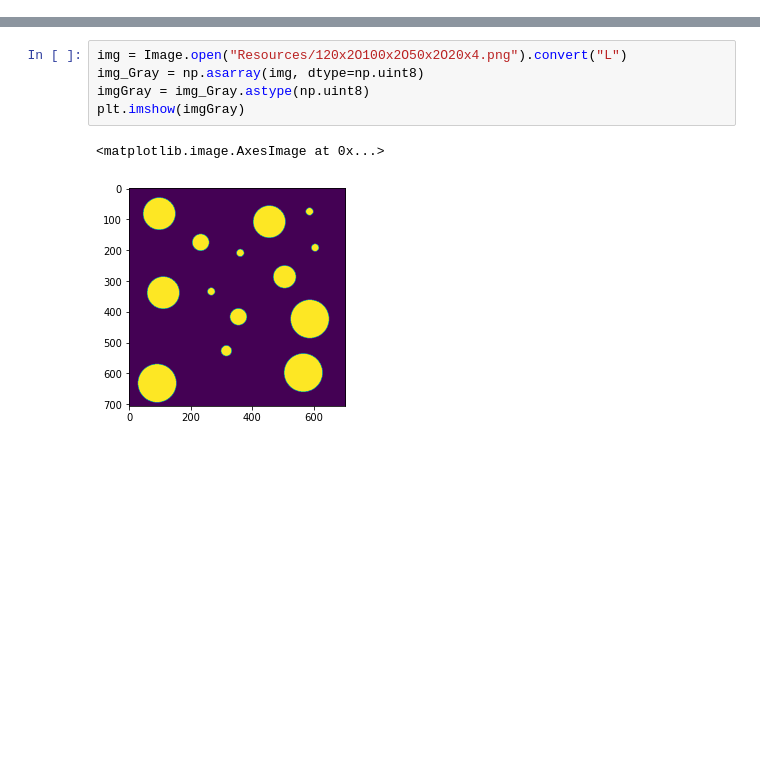
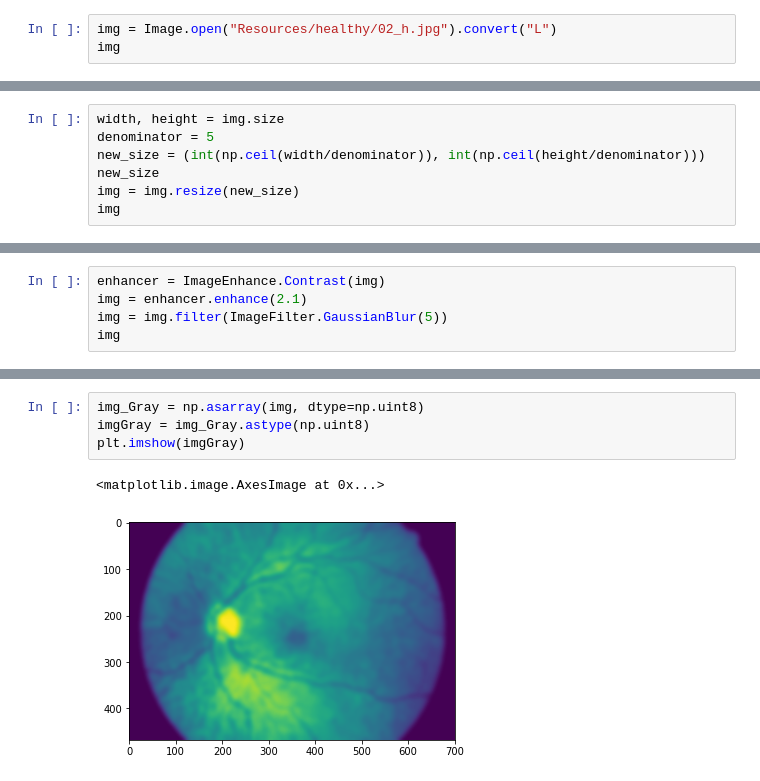
Before and after one commit to MateuszKruk1303/Optic_Disc_Recognition, a Jupyter notebook: Project.ipynb, the cells around one changed output, grey strips where cells are left out. Drawn from its saved outputs; the diff is of its cells as text; blank space fills up the shorter version.

Commit message:
feat: images dataset and algorithm enchance

```diff
--- a/Project.ipynb
+++ b/Project.ipynb
@@ -7,0 +8,3 @@ from PIL import Image
+# %%
+img = Image.open("Resources/healthy/02_h.jpg").convert("L")
+img
@@ -7,0 +13,7 @@ from PIL import Image
+# %%
+width, height = img.size
+denominator = 5
+new_size = (int(np.ceil(width/denominator)), int(np.ceil(height/denominator)))
+new_size
+img = img.resize(new_size)
+img
@@ -7,0 +22,5 @@ from PIL import Image
+# %%
+enhancer = ImageEnhance.Contrast(img)
+img = enhancer.enhance(2.1)
+img = img.filter(ImageFilter.GaussianBlur(5))
+img
@@ -8,8 +29,7 @@ from PIL import Image
 # %%
-img = Image.open("Resources/120x2O100x2O50x2O20x4.png").convert("L")
 img_Gray = np.asarray(img, dtype=np.uint8)
 imgGray = img_Gray.astype(np.uint8)
 plt.imshow(imgGray)
 # %% [output]
 <matplotlib.image.AxesImage at 0x...>
-[figure, old version]
+[figure, new version]
```
Also changed, not shown: parts of 9 cells of this notebook, 15 other files.
